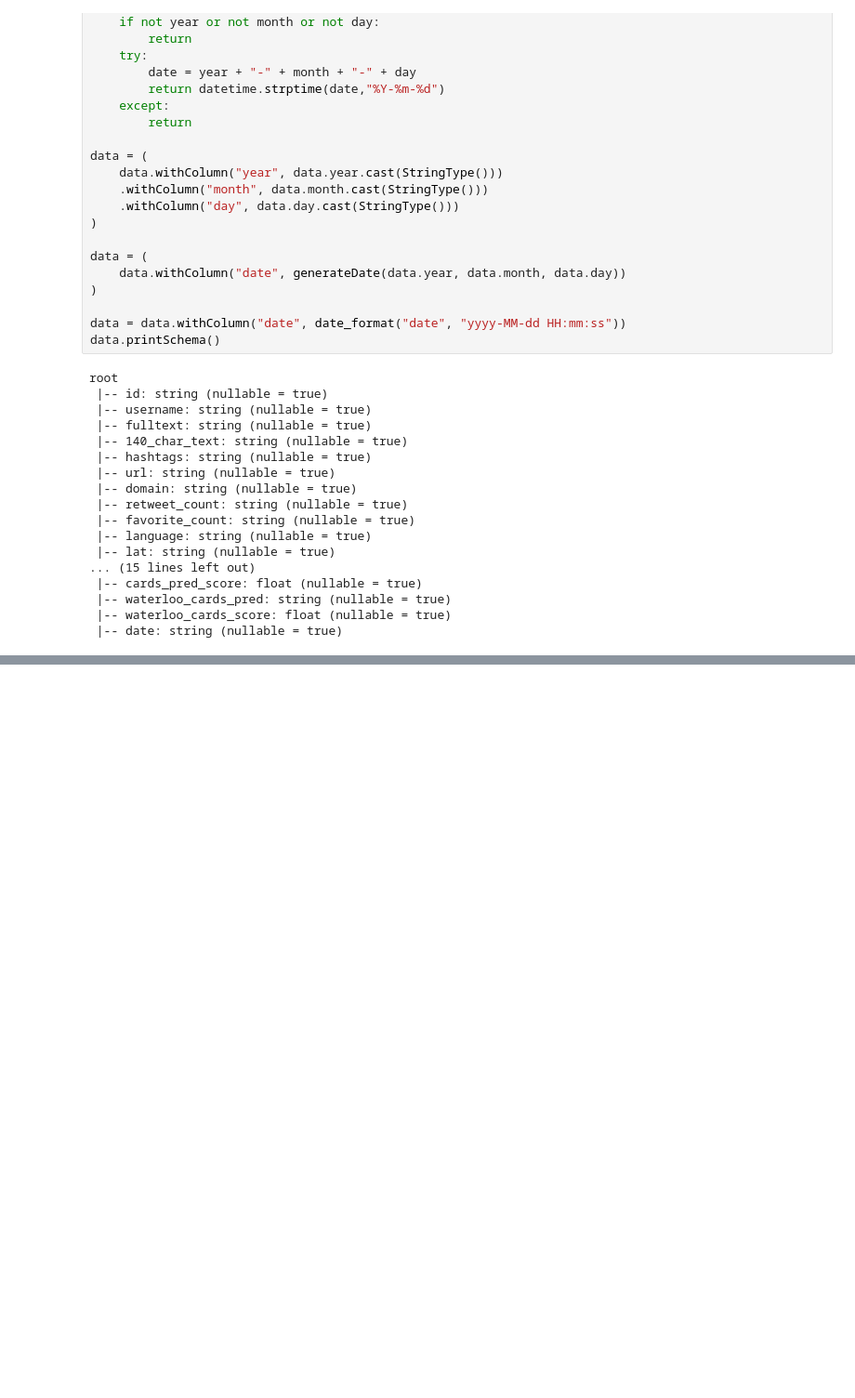
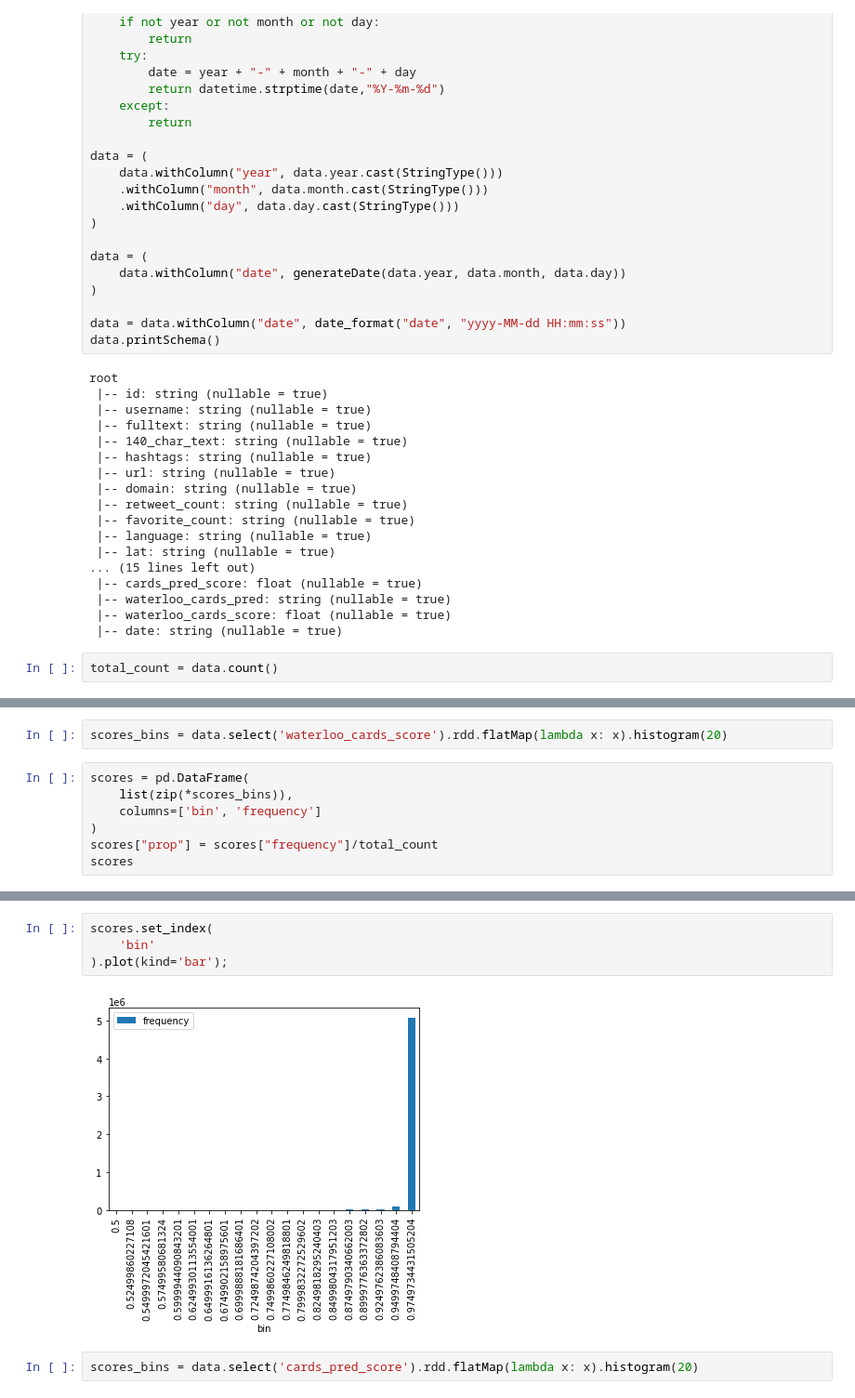
Before and after one commit to crarojasca/MDFI_misinformation, a Jupyter notebook: hamburg/RoC.ipynb, the cells around one changed output, grey strips where cells are left out. Shown at 93% size. Saved outputs shown, nothing was run; the diff lists cells and outputs as text; blank space fills up the shorter version.

```diff
--- a/hamburg/RoC.ipynb
+++ b/hamburg/RoC.ipynb
@@ -90,3 +97,5 @@ root
  |-- waterloo_cards_pred: string (nullable = true)
  |-- waterloo_cards_score: float (nullable = true)
  |-- date: string (nullable = true)
+# %%
+total_count = data.count()
@@ -92,0 +135,9 @@ root
+# %%
+scores_bins = data.select('waterloo_cards_score').rdd.flatMap(lambda x: x).histogram(20)
+# %%
+scores = pd.DataFrame(
+    list(zip(*scores_bins)),
+    columns=['bin', 'frequency']
+)
+scores["prop"] = scores["frequency"]/total_count
+scores
@@ -92,0 +162,8 @@ root
+# %%
+scores.set_index(
+    'bin'
+).plot(kind='bar');
+# %% [output]
+[figure, added]
+# %%
+scores_bins = data.select('cards_pred_score').rdd.flatMap(lambda x: x).histogram(20)
```
Also changed, not shown: parts of 8 cells of this notebook, 17 other files.
